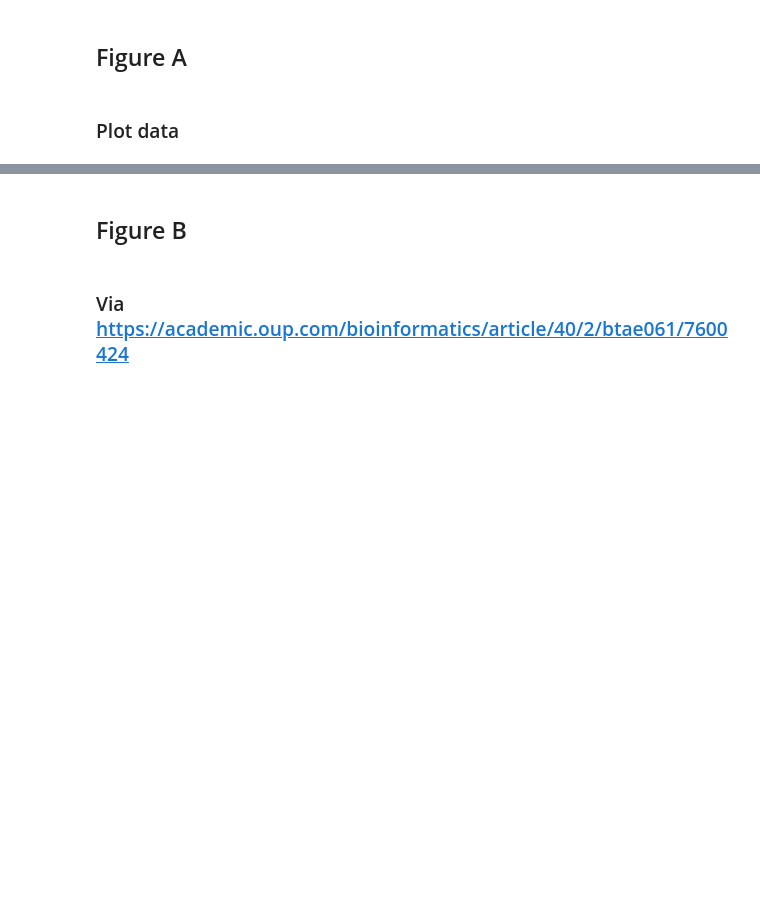
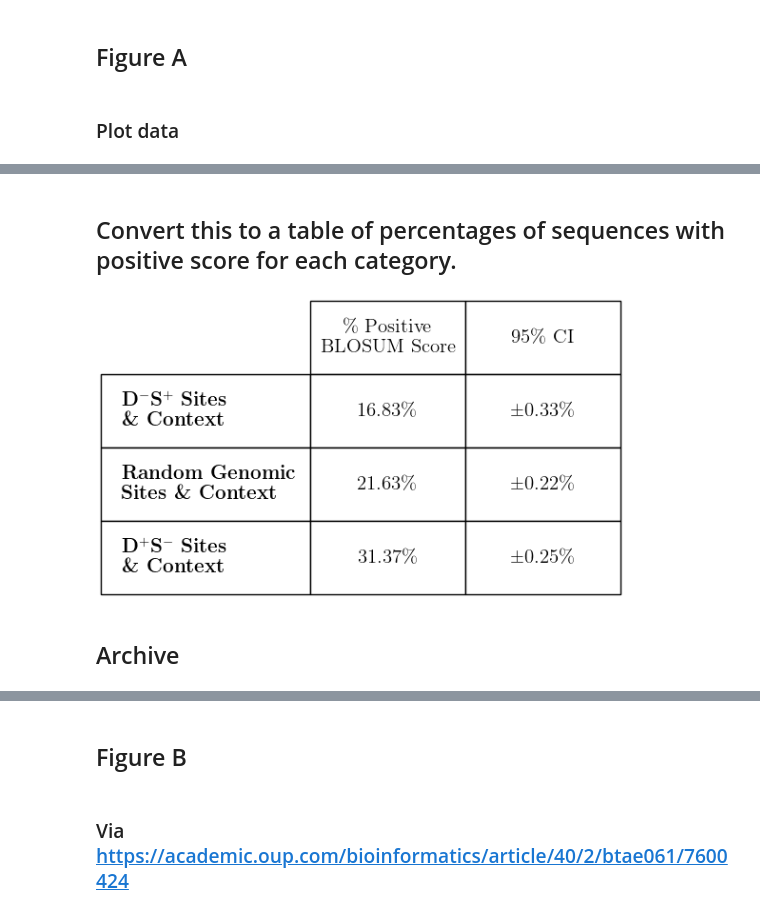
Before and after one commit to ntranoslab/diff-tol, a Jupyter notebook: code/fig4.ipynb, the cells around one changed output, grey strips where cells are left out. Cells and saved outputs as stored; diff of their text form; code cells hidden in the pictures; blank space fills up the shorter version.

```diff
--- a/code/fig4.ipynb
+++ b/code/fig4.ipynb
@@ -107,0 +74,52 @@ plt.show()
+# %% [markdown]
+## Convert this to a table of percentages of sequences with positive score for each category.
+# %%
+labels = ['\\textbf{D$^{-}$S$^{+}$ Sites}' + "\n" + '\\textbf{\\& Context}',
+          '\\textbf{Random Genomic}' + "\n" +  '\\textbf{Sites \\& Context}',
+          '\\textbf{D$^{+}$S$^{-}$ Sites}' + "\n" + '\\textbf{\\& Context}']
+
+rand_seq_scores = [sequence_homogeneity_blosum(bmat, x) for x in random_seqs]
+del_intol_sub_tol_scores = [sequence_homogeneity_blosum(bmat, x) for x in
+                          del_intol_sub_tol_window[del_intol_sub_tol_window.apply(len) == 3]]
+del_tol_sub_intol_scores = [sequence_homogeneity_blosum(bmat, x) for x in
+                            del_tol_sub_intol_window[del_tol_sub_intol_window.apply(len) == 3]]
+
+score_sets = [del_intol_sub_tol_scores, rand_seq_scores, del_tol_sub_intol_scores]
+means = [np.mean([s > 0 for s in scores]) for scores in score_sets]
+errors = [1.96 * np.sqrt(p * (1 - p) / len(scores)) for p, scores in zip(means, score_sets)]
+
+means_percent = [m * 100 for m in means]
+errors_percent = [e * 100 for e in errors]
+
+# Build table data
+columns = ['\\% Positive\nBLOSUM Score', '95\\% CI']
+cell_text = [[f"{m:.2f}\\%", f"±{e:.2f}\\%"] for m, e in zip(means_percent, errors_percent)]
+
+# Plot table
+fig, ax = plt.subplots(figsize=(7, 2))
+ax.axis('tight')
+ax.axis('off')
+table = plt.table(cellText=cell_text,
+                  rowLabels=labels,
+                  colLabels=columns,
+                  loc='center',
+                  cellLoc='center',
+                  colLoc='center')
+
+table.auto_set_font_size(False)
+table.set_fontsize(15)
+table.scale(1, 1.5)
+
+for cell in table.get_celld().values():
+    cell.set_height(0.5)
+
+for (row, col), cell in table.get_celld().items():
+    if col in [0, 1]:
+        cell.set_width(0.3)
+
+
+plt.savefig("../figures/fig4a.pdf")
+# %% [output]
+[figure, added]
+# %% [markdown]
+## Archive
```
Also changed, not shown: parts of 42 cells of this notebook, 8 other files.
